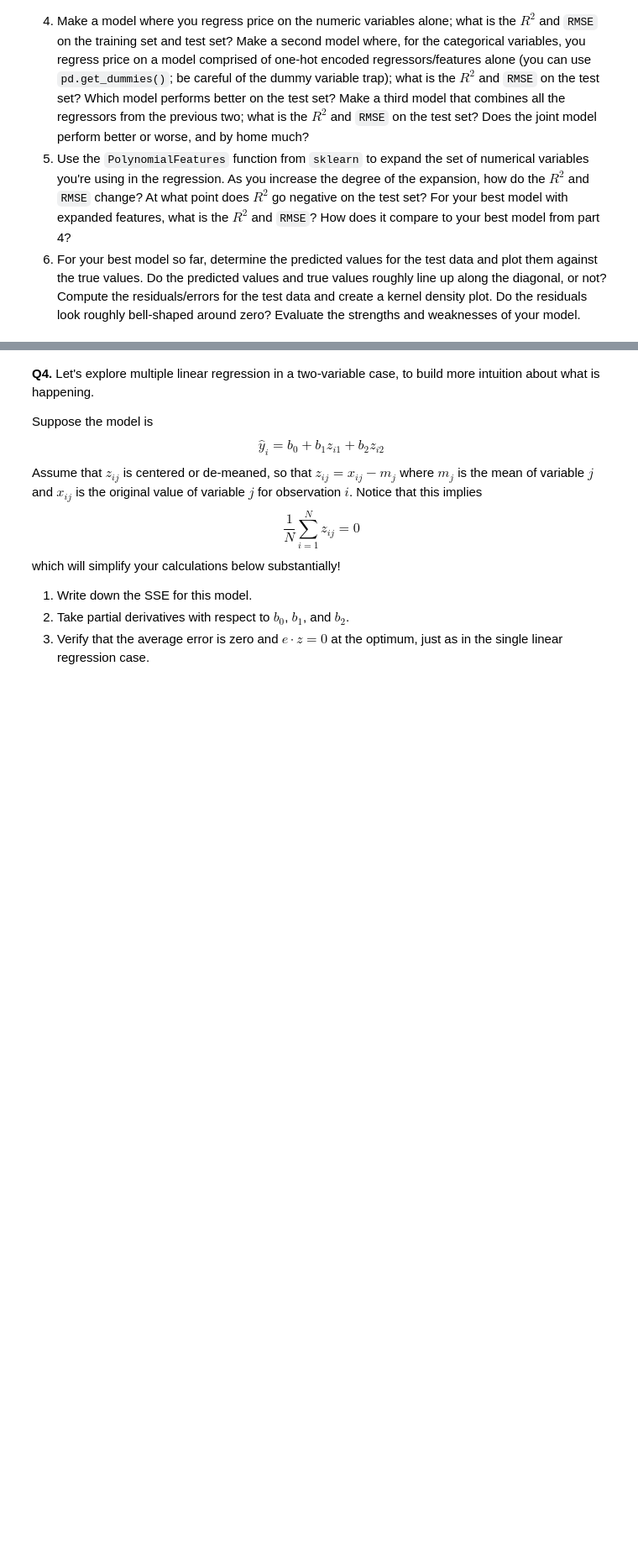
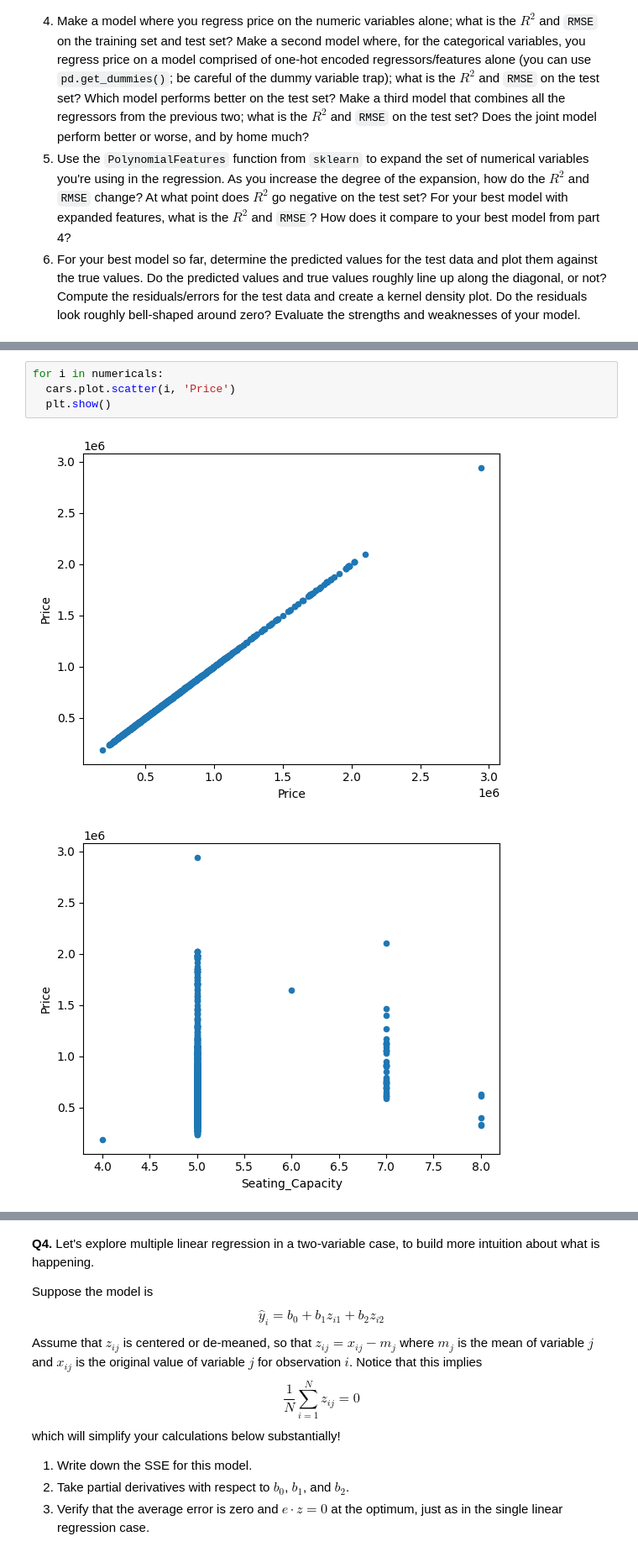
Before and after one commit to btw257-ui/linear_models, a Jupyter notebook: assignment/assignment.ipynb, the cells around one changed output, grey strips where cells are left out. Shown at 84% size. Drawn from its saved outputs; the diff is of its cells as text; blank space fills up the shorter version.

```diff
--- a/assignment/assignment.ipynb
+++ b/assignment/assignment.ipynb
@@ -209,0 +222,7 @@ Index(['Price', 'Review Scores Rating', 'Neighbourhood ', 'Property Type',
+# %%
+for i in numericals:
+  cars.plot.scatter(i, 'Price')
+  plt.show()
+# %% [output]
+[figure, added]
+[figure, added]
```
Also changed, not shown: parts of 10 cells of this notebook.
